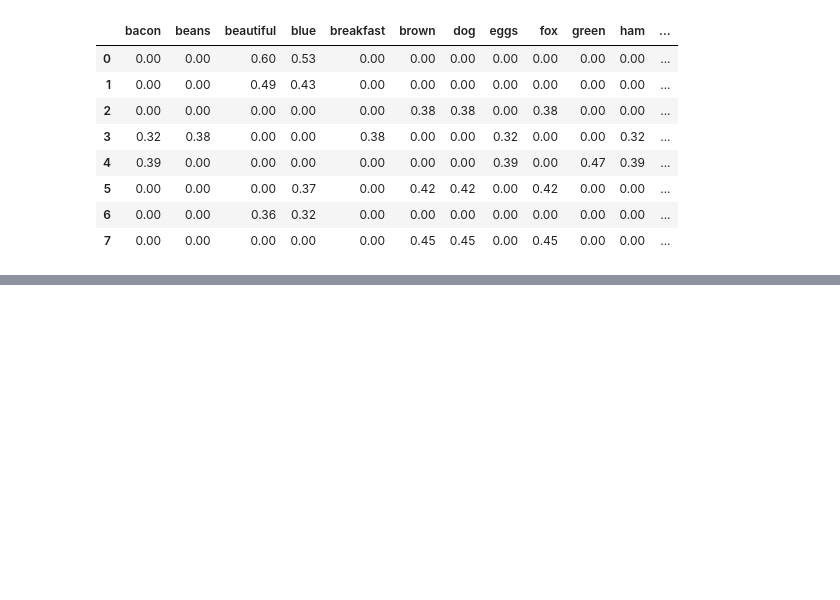
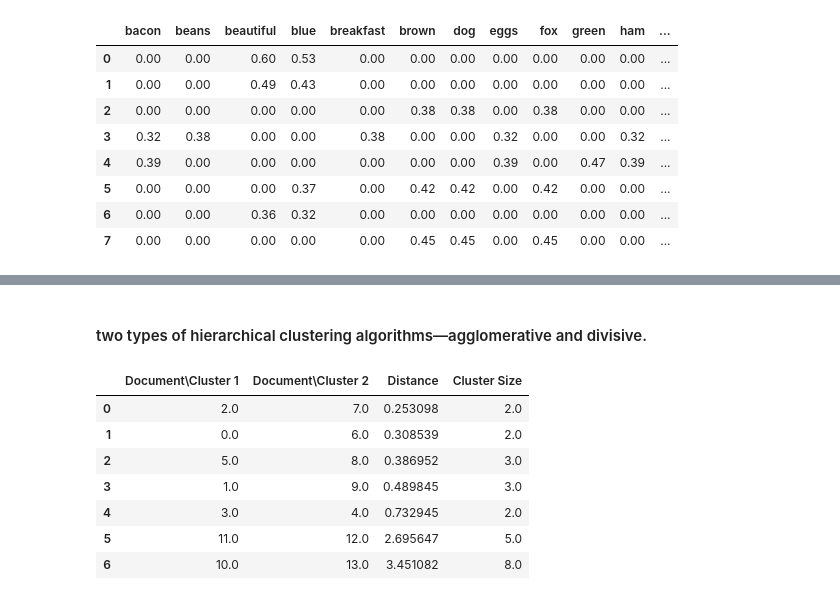
Before and after one commit to manjunath-hanmantgad/Natural-language-Processing, a Jupyter notebook: Feature_engineering_for_text.ipynb, the cells around one changed output, grey strips where cells are left out. Cells and saved outputs as stored; diff of their text form; code cells hidden in the pictures; blank space fills up the shorter version.

```diff
--- a/Feature_engineering_for_text.ipynb
+++ b/Feature_engineering_for_text.ipynb
@@ -182,0 +214,16 @@ pd.DataFrame(np.round(tv_matrix, 2), columns=vocab)
+# %% [markdown]
+#### two types of hierarchical clustering algorithms—agglomerative and divisive.
+# %%
+from scipy.cluster.hierarchy import dendrogram, linkage
+Z = linkage(similarity_matrix, 'ward')
+pd.DataFrame(Z, columns=['Document\Cluster 1', 'Document\Cluster 2',
+                         'Distance', 'Cluster Size'], dtype="object")
+# %% [output]
+|  | Document\Cluster 1 | Document\Cluster 2 | Distance | Cluster Size |
+| 0 | 2.0 | 7.0 | 0.253098 | 2.0 |
+| 1 | 0.0 | 6.0 | 0.308539 | 2.0 |
+| 2 | 5.0 | 8.0 | 0.386952 | 3.0 |
+| 3 | 1.0 | 9.0 | 0.489845 | 3.0 |
+| 4 | 3.0 | 4.0 | 0.732945 | 2.0 |
+| 5 | 11.0 | 12.0 | 2.695647 | 5.0 |
+| 6 | 10.0 | 13.0 | 3.451082 | 8.0 |
```
Also changed, not shown: parts of 3 cells of this notebook.
